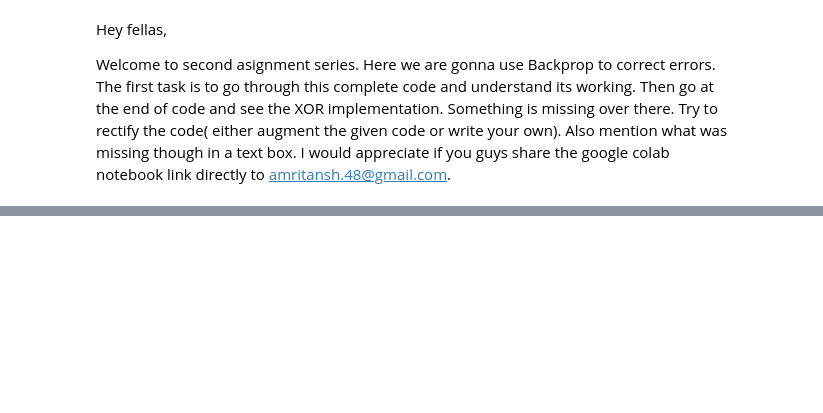
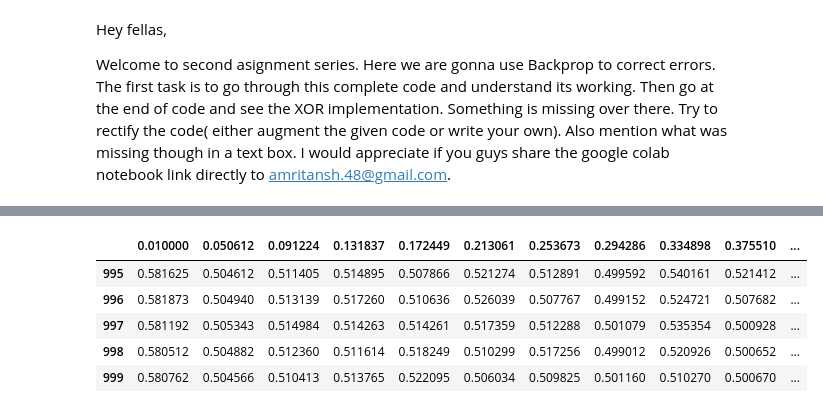
Before and after one commit to manojec054/Assignment, a Jupyter notebook: Assignment_2_1.ipynb, the cells around one changed output, grey strips where cells are left out. Saved outputs shown, nothing was run; the diff lists cells and outputs as text; code cells hidden in the pictures; blank space fills up the shorter version.

```diff
--- a/Assignment_2_1.ipynb
+++ b/Assignment_2_1.ipynb
@@ -266,0 +325,9 @@ for i in range(100):
+# %%
+df.tail()
+# %% [output]
+|  | 0.010000 | 0.050612 | 0.091224 | 0.131837 | 0.172449 | 0.213061 | 0.253673 | 0.294286 | 0.334898 | 0.375510 | ... |
+| 995 | 0.581625 | 0.504612 | 0.511405 | 0.514895 | 0.507866 | 0.521274 | 0.512891 | 0.499592 | 0.540161 | 0.521412 | ... |
+| 996 | 0.581873 | 0.504940 | 0.513139 | 0.517260 | 0.510636 | 0.526039 | 0.507767 | 0.499152 | 0.524721 | 0.507682 | ... |
+| 997 | 0.581192 | 0.505343 | 0.514984 | 0.514263 | 0.514261 | 0.517359 | 0.512288 | 0.501079 | 0.535354 | 0.500928 | ... |
+| 998 | 0.580512 | 0.504882 | 0.512360 | 0.511614 | 0.518249 | 0.510299 | 0.517256 | 0.499012 | 0.520926 | 0.500652 | ... |
+| 999 | 0.580762 | 0.504566 | 0.510413 | 0.513765 | 0.522095 | 0.506034 | 0.509825 | 0.501160 | 0.510270 | 0.500670 | ... |
```
Also changed, not shown: parts of 11 cells of this notebook.
